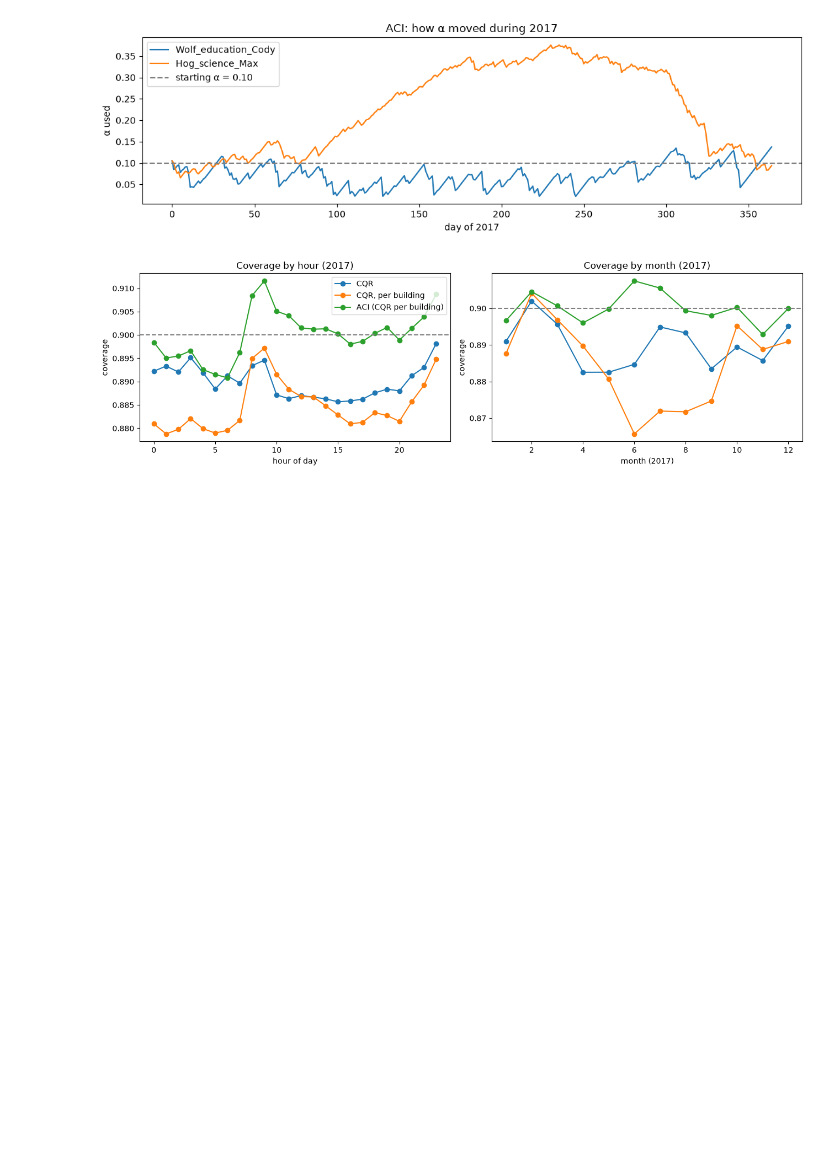
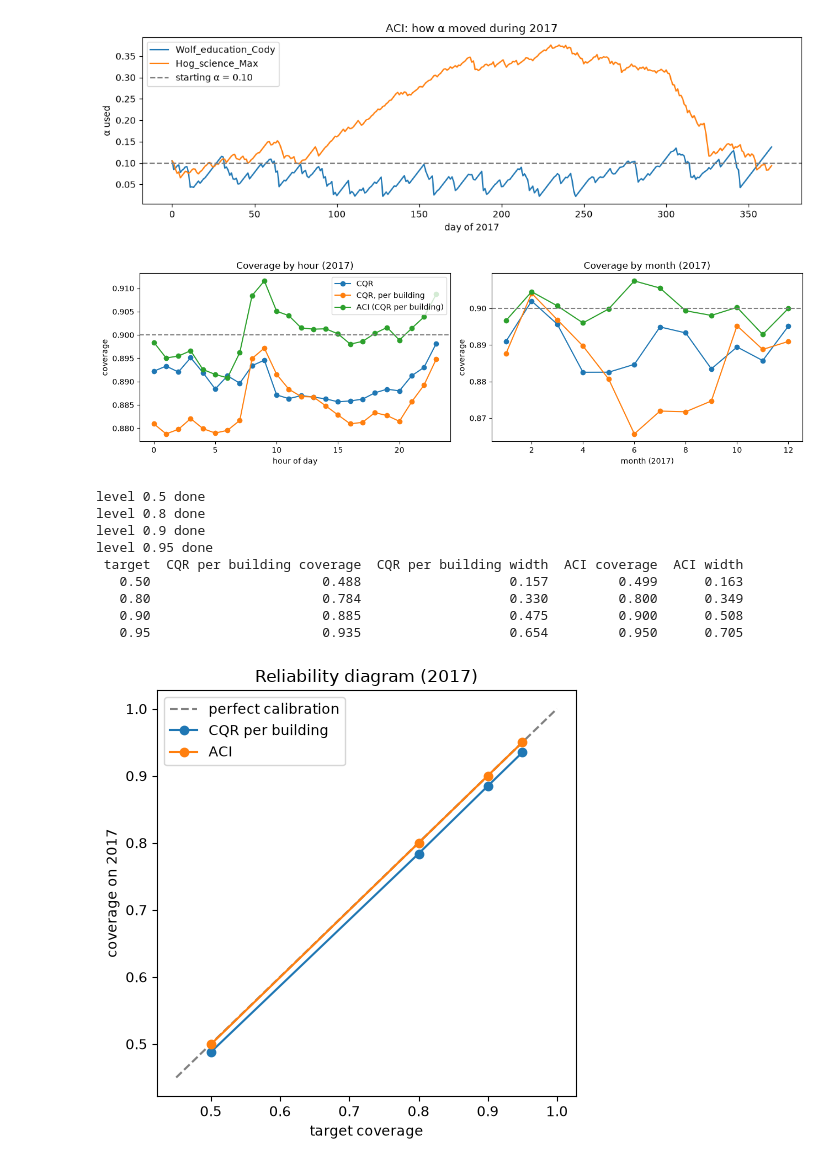
Before and after one commit to sevilkhojasteh/building-energy-trust, a Jupyter notebook: notebooks/03_uncertainty.ipynb, the cells around one changed output. Saved outputs shown, nothing was run; the diff lists cells and outputs as text; code cells hidden in the pictures; blank space fills up the shorter version.

Commit message:
M2: per-building CQR, ACI, reliability diagram on 100 buildings

```diff
--- a/notebooks/03_uncertainty.ipynb
+++ b/notebooks/03_uncertainty.ipynb
@@ -251,3 +251,67 @@ axes[0].legend()
 fig.tight_layout()
 # %% [output]
 [figure]
+# %%
+def conformal_q_a(r, a):
+    n = len(r)
+    lvl = min(1.0, max(0.0, np.ceil((n + 1) * (1 - a)) / n))
+    return np.quantile(r, lvl, method="higher")
+
+def run_level(level, gamma=0.05):
+    a0 = 1 - level
+    lo_m = HistGradientBoostingRegressor(loss="quantile", quantile=a0 / 2, random_state=0)
+    hi_m = HistGradientBoostingRegressor(loss="quantile", quantile=1 - a0 / 2, random_state=0)
+    lo_m.fit(fit[FEATS], fit["load_n"])
+    hi_m.fit(fit[FEATS], fit["load_n"])
+    s_all = np.maximum(lo_m.predict(cal[FEATS]) - y_cal, y_cal - hi_m.predict(cal[FEATS]))
+    lo_t, hi_t = lo_m.predict(test[FEATS]), hi_m.predict(test[FEATS])
+
+    # CQR per building
+    q_b = pd.Series(s_all).groupby(cal_b).apply(lambda r: conformal_q_a(r.to_numpy(), a0))
+    q_t = pd.Series(test_b).map(q_b).to_numpy()
+    lo_pb, hi_pb = lo_t - q_t, hi_t + q_t
+
+    # ACI on top, one update per day (same as Cell 8)
+    lo_aci, hi_aci = np.full(len(test), np.nan), np.full(len(test), np.nan)
+    for b in np.unique(test_b):
+        s_b = s_all[cal_b == b]
+        rows_b = np.flatnonzero(test_b == b)
+        _, starts = np.unique(days[rows_b], return_index=True)
+        bounds = list(starts) + [len(rows_b)]
+        a = a0
+        for k in range(len(starts)):
+            idx = rows_b[bounds[k]:bounds[k + 1]]
+            q = conformal_q_a(s_b, a)
+            lo_aci[idx], hi_aci[idx] = lo_t[idx] - q, hi_t[idx] + q
+            miss = 1 - ((y_n[idx] >= lo_aci[idx]) & (y_n[idx] <= hi_aci[idx])).mean()
+            a = a + gamma * (a0 - miss)
+
+    out = {"target": level}
+    for name, lo, hi in [("CQR per building", lo_pb, hi_pb), ("ACI", lo_aci, hi_aci)]:
+        out[name + " coverage"] = ((y_n >= lo) & (y_n <= hi)).mean()
+        out[name + " width"] = (hi - lo).mean()
+    print("level", level, "done", flush=True)
+    return out
+
+levels = [0.5, 0.8, 0.9, 0.95]
+rel = pd.DataFrame([run_level(L) for L in levels])
+print(rel.round(3).to_string(index=False))
+
+fig, ax = plt.subplots(figsize=(5, 5))
+ax.plot([0.45, 1], [0.45, 1], color="gray", ls="--", label="perfect calibration")
+ax.plot(rel["target"], rel["CQR per building coverage"], marker="o", label="CQR per building")
+ax.plot(rel["target"], rel["ACI coverage"], marker="o", label="ACI")
+ax.set(xlabel="target coverage", ylabel="coverage on 2017", title="Reliability diagram (2017)")
+ax.legend()
+fig.tight_layout()
+# %% [output]
+level 0.5 done
+level 0.8 done
+level 0.9 done
+level 0.95 done
+ target  CQR per building coverage  CQR per building width  ACI coverage  ACI width
+   0.50                      0.488                   0.157         0.499      0.163
+   0.80                      0.784                   0.330         0.800      0.349
+   0.90                      0.885                   0.475         0.900      0.508
+   0.95                      0.935                   0.654         0.950      0.705
+[figure, added]
```
Also changed, not shown: 1 other file.
